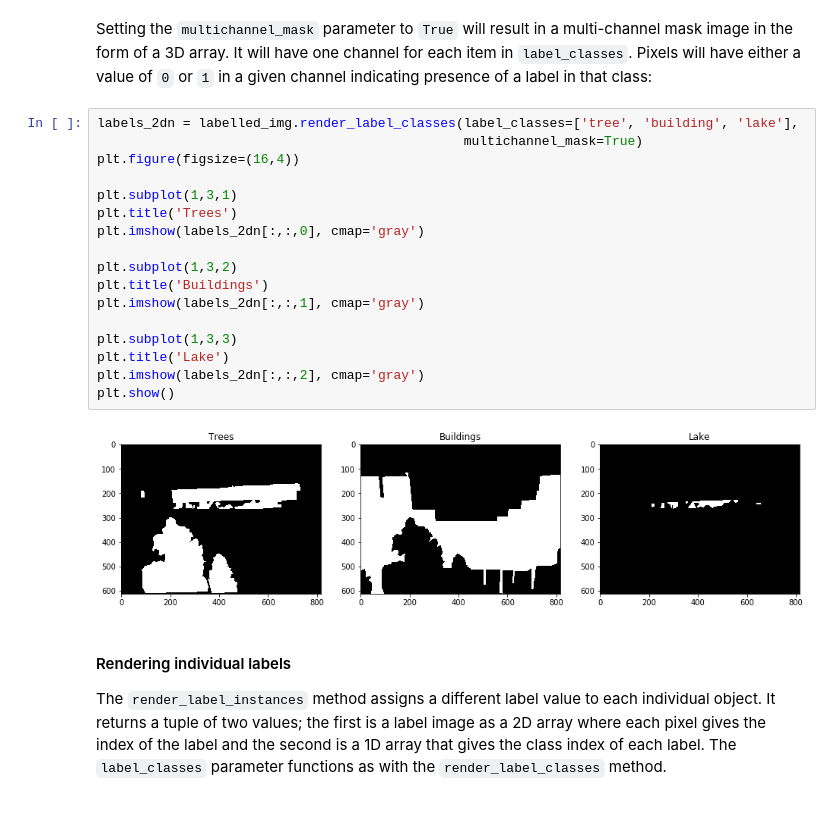
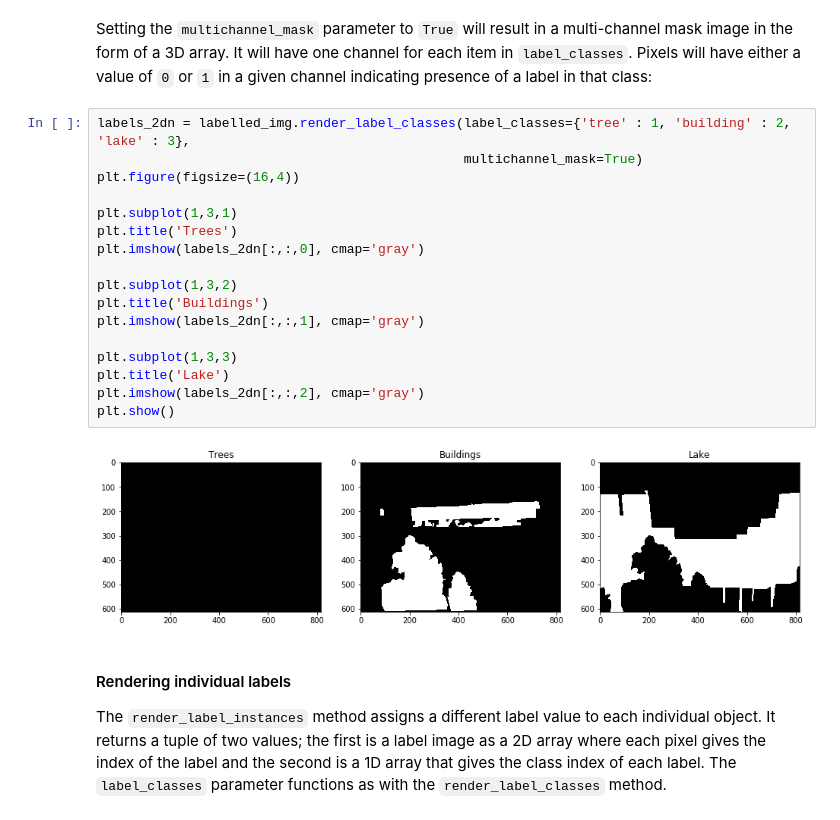
Before and after one commit to Britefury/django-labeller, a Jupyter notebook: Image labeller notebook.ipynb, the cells around one changed output. Drawn from its saved outputs; the diff is of its cells as text.

Commit message:
`render_label_classes` and `render_label_instances` methods now accept dictionaries as `label_classes` for mapping class names to class indices.

```diff
--- a/Image labeller notebook.ipynb
+++ b/Image labeller notebook.ipynb
@@ -112,24 +133,24 @@ plt.show()
 # %% [markdown]
 Setting the `multichannel_mask` parameter to `True` will result in a multi-channel mask image in the form of a 3D array. It will have one channel for each item in `label_classes`. Pixels will have either a value of `0` or `1` in a given channel indicating presence of a label in that class:
 # %%
-labels_2dn = labelled_img.render_label_classes(label_classes=['tree', 'building', 'lake'],
+labels_2dn = labelled_img.render_label_classes(label_classes={'tree' : 1, 'building' : 2, 'lake' : 3},
                                                multichannel_mask=True)
 plt.figure(figsize=(16,4))
 
 plt.subplot(1,3,1)
 plt.title('Trees')
 plt.imshow(labels_2dn[:,:,0], cmap='gray')
 
 plt.subplot(1,3,2)
 plt.title('Buildings')
 plt.imshow(labels_2dn[:,:,1], cmap='gray')
 
 plt.subplot(1,3,3)
 plt.title('Lake')
 plt.imshow(labels_2dn[:,:,2], cmap='gray')
 plt.show()
 # %% [output]
-[figure, old version]
+[figure, new version]
 # %% [markdown]
 #### Rendering individual labels
 
```
Also changed, not shown: parts of 16 cells of this notebook, 1 other file.
